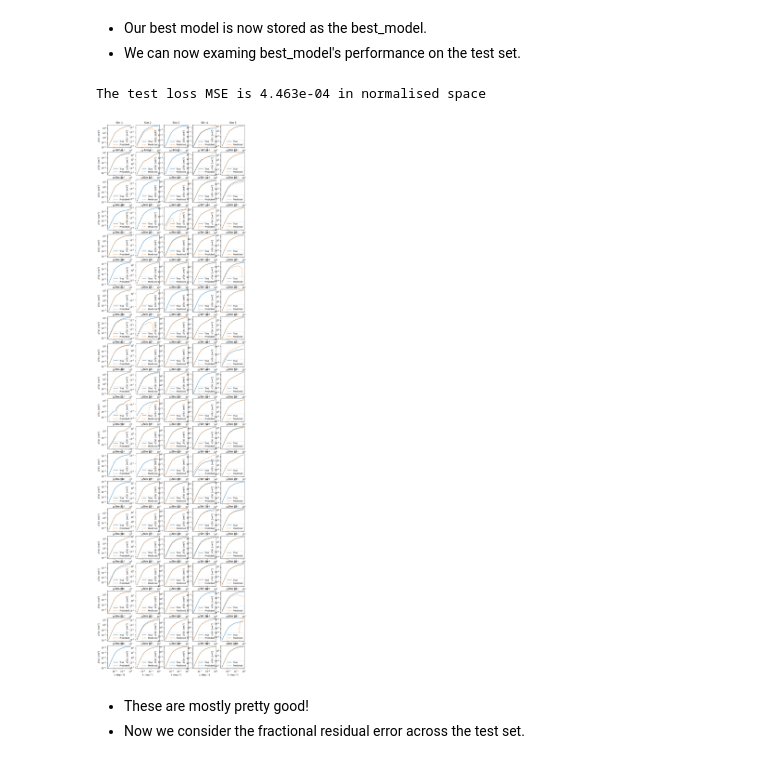
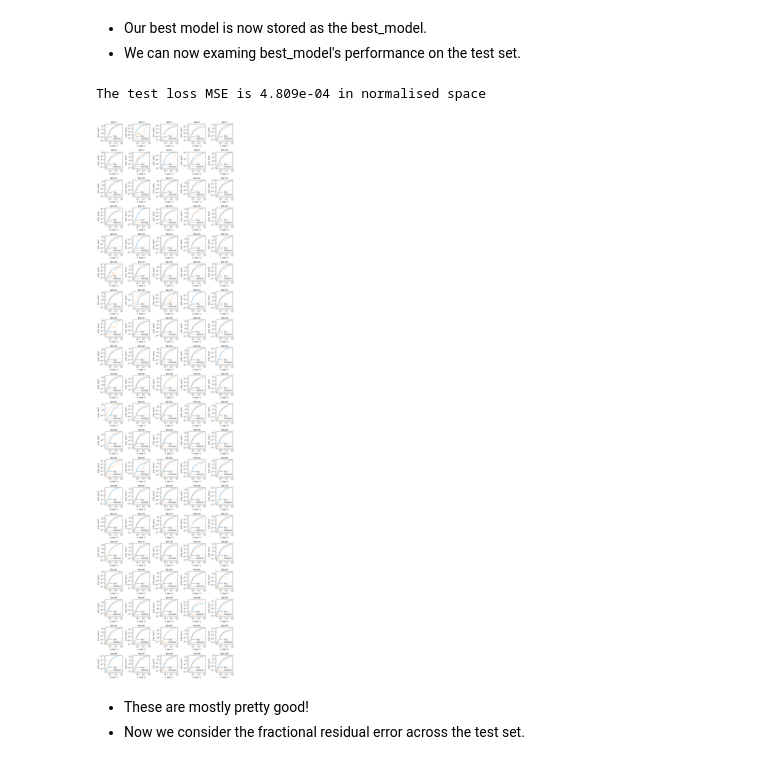
Before and after one commit to JoeyWee1/Machine-Learning-Enhanced-Inference-of-the-21-cm-Power-Spectrum-at-Cosmic-Dawn, a Jupyter notebook: ML_inference.ipynb, the cells around one changed output. Drawn from its saved outputs; the diff is of its cells as text; code cells hidden in the pictures.

```diff
--- a/ML_inference.ipynb
+++ b/ML_inference.ipynb
@@ -611,25 +614,55 @@ Early stopping at epoch 3482. Best epoch was 2982.
 # %%
 # Make the predictions
 unscaled_pred_weights_test = best_model(x_test).detach().numpy()
 test_loss = nn.functional.mse_loss(torch.tensor(unscaled_pred_weights_test), y_test).item()
 print(f"The test loss MSE is {test_loss:.3e} in normalised space")
 
 # Rescale our predictions
 pred_weights_test = weight_scaler.inverse_transform(unscaled_pred_weights_test)
 test_pred_spectra =  np.dot(pred_weights_test, evecs[:, :n_comp].T)
 
-# Plot a few as subplots
-fig, ax = plt.subplots(20,5, figsize = (12,48))
+# # Plot a few as subplots
+# fig, ax = plt.subplots(20,5, figsize = (12,48))
+# for i in range(100):
+#     ax[i//5, i%5].loglog(k_test[i], power_test[i], label='True')
+#     ax[i//5, i%5].loglog(k_test[i], test_pred_spectra[i], label='Predicted', ls='--')
+#     ax[i//5, i%5].set_xlabel(r'$k$  [Mpc$^{-1}$]')
+#     ax[i//5, i%5].set_ylabel(r'$\Delta^2(k)$  [mK$^2$]')
+#     ax[i//5, i%5].set_title(f'Sim {i+1}')
+#     ax[i//5, i%5].legend()
+# plt.tight_layout()
+# plt.show()
+
+
+fig, ax = plt.subplots(20, 5, figsize=(12, 48))
+
 for i in range(100):
-    ax[i//5, i%5].loglog(k_test[i], power_test[i], label='True')
-    ax[i//5, i%5].loglog(k_test[i], test_pred_spectra[i], label='Predicted', ls='--')
+    true_y = power_test[i]
+    pred_y = test_pred_spectra[i]
+    x = k_test[i]
+
+    # keep only points that are valid for log-log plotting
+    mask_true = (x > 0) & (true_y > 0)
+    mask_pred = (x > 0) & (pred_y > 0)
+
+    ax[i//5, i%5].loglog(x[mask_true], true_y[mask_true], label='True')
+    ax[i//5, i%5].loglog(x[mask_pred], pred_y[mask_pred], '--', label='Predicted')
+
+    # force limits to include both curves
+    y_all = np.concatenate([true_y[mask_true], pred_y[mask_pred]])
+    if len(y_all) > 0:
+        ax[i//5, i%5].set_ylim(y_all.min(), y_all.max())
+
     ax[i//5, i%5].set_xlabel(r'$k$  [Mpc$^{-1}$]')
     ax[i//5, i%5].set_ylabel(r'$\Delta^2(k)$  [mK$^2$]')
     ax[i//5, i%5].set_title(f'Sim {i+1}')
     ax[i//5, i%5].legend()
+
+plt.tight_layout()
+plt.show()
 # %% [output]
-The test loss MSE is 4.463e-04 in normalised space
+The test loss MSE is 4.809e-04 in normalised space
-[figure, old version]
+[figure, new version]
 # %% [markdown]
 - These are mostly pretty good!
 - Now we consider the fractional residual error across the test set.
```
Also changed, not shown: parts of 9 cells of this notebook, 2 other files.
